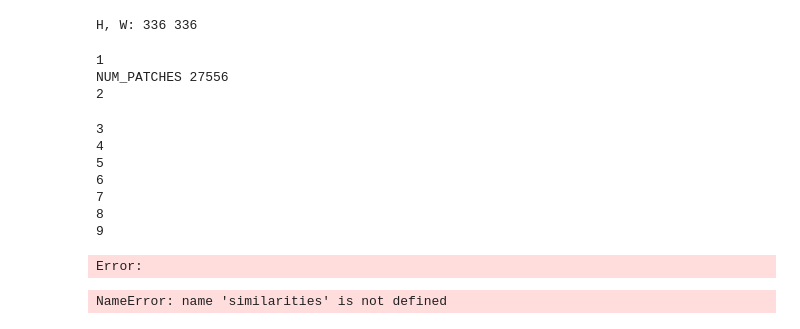
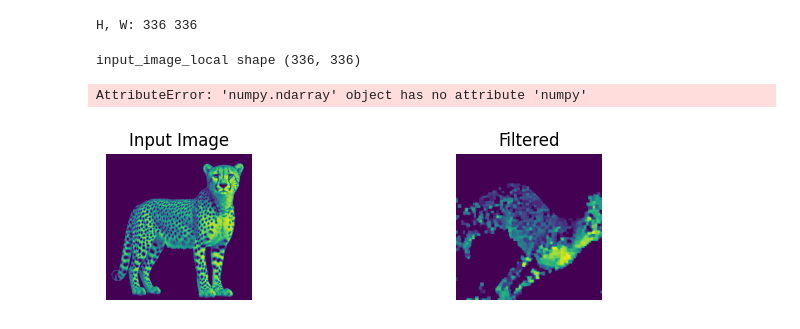
Before and after one commit to Seforius/thesis, a Jupyter notebook: Thesis.ipynb, the cells around one changed output. Cells and saved outputs as stored; diff of their text form; code cells hidden in the pictures.

Commit message:
Clean code, add image

```diff
--- a/Thesis.ipynb
+++ b/Thesis.ipynb
@@ -571,37 +539,33 @@ H, W: 336 336
 # %%
 # B. Find cosine similarity between the eigen value vectors of the two images
 similarities = np.zeros((NUM_PATCHES, NUM_PATCHES), dtype=np.float32)
-print('1')
-print('NUM_PATCHES', NUM_PATCHES)
-input_image_local = tf.squeeze(input_image)
-print('2')
+
 # eig_flat_fig = plt.figure()
 
 for i in tqdm(range(NUM_IMAGES), desc="Similarity Calculation", bar_format='{l_bar}{bar}|'):
-    print('3')
+
     tf.keras.backend.clear_session()
-    print('4')
+
     model = models.Sequential()
-    print('5')
-    # model.add(SVLayer(PATCH_SIZE, STRIDE))
+
     model.add(SVLayer(PATCH_SIZE, STRIDE, PATCH_SIZE_2, STRIDE_2))
-    print('6')
+
     single_img = original_imgs[i]
-    print('7')
+
     single_img = tf.expand_dims(single_img, axis=(0))
-    print('8')
+
     expanded_original_img = tf.expand_dims(single_img, axis=(3))
-    print('9')
+
 
     original_eigvals = model(expanded_original_img)
-    print('10')
+
     # original_eigvals = original_eigvals[0, :, :, :]
 
     # Convert to unit vector
     #######print('original_eigvals_x', original_eigvals.shape)
     original_eigvals = original_eigvals / (
                 np.sqrt(np.sum(original_eigvals ** 2, axis=(5), keepdims=True)) + CORRECTION)
-    print('11')
+
     #######print('original_eigvals', original_eigvals.shape)
 
     # Generate eigenvalues for the rotated image
@@ -625,15 +589,3 @@ for i in tqdm(range(NUM_IMAGES), desc="Similarity Calculation", bar_format='{l_b
     #print('ss', similarities.shape)
 
 tf.keras.backend.clear_session()
-# %% [output]
-1
-NUM_PATCHES 27556
-2
-3
-4
-5
-6
-7
-8
-9
-Error:
@@ -640,12 +595,16 @@ Error:
 # %%
-# C. Generate Mapping
-mapping = get_mapping(similarities / NUM_IMAGES)
+#DISPLAY RESULTS
+
+input_image_local = tf.squeeze(input_image)
+print('input_image_local shape', input_image_local.shape)
+
+input_image_local = cv2.imread("cheetah.png", cv2.IMREAD_GRAYSCALE)
+
+#expected_img = ndimage.rotate(original_img, ROTATION, reshape=False, cval=0)
 expected_img = ndimage.affine_transform(input_image_local,
                                         transform,
                                         output_shape=(SCALE * 28, SCALE * 28),
                                         cval=0.0)
-
-##expected_img = ndimage.rotate(original_img, ROTATION, reshape=False, cval=0)
 
 params = {
     'PATCH_SIZE': PATCH_SIZE,
@@ -661,12 +620,6 @@ params = {
     'NUM_PATCHES': NUM_PATCHES
 }
 
-# # Mask for debugging which ppixels are moving where
-# mask = np.ones_like(input_img)
-# STRIP_W = 5
-# offset = -20
-# mask[:, W // 2 - STRIP_W + offset: W // 2 + STRIP_W + offset] = 1
-
 predicted_img = apply_mapping(input_image_local, mapping, params)
 
 # Display result of transformation
@@ -678,13 +631,19 @@ plt.imshow(input_image_local)
 plt.axis('off')
 plt.title('Input Image')
 
+# Mask for debugging which ppixels are moving where
+# mask = np.ones_like(input_image_local)
+# STRIP_W = 5
+# offset = -20
+# mask[:, W // 2 - STRIP_W + offset: W // 2 + STRIP_W + offset] = 1
+
 # result_fig.add_subplot(1, 4, 2)
 # plt.imshow(mask)
 # plt.axis('off')
 # plt.title('Mask')
 
 # result_fig.add_subplot(1, 4, 3)
-# plt.imshow(mask * input_img)
+# plt.imshow(mask * input_image_local)
 # plt.axis('off')
 # plt.title('Mask & Input')
 
@@ -694,6 +653,7 @@ plt.imshow(predicted_img)
 plt.axis('off')
 plt.title('Predicted')
 
+# Filter images
 
 filter_img = ndimage.grey_opening(predicted_img, size=(5, 5))
 filter_img = ndimage.grey_closing(filter_img, size=(5, 5))
@@ -703,31 +663,33 @@ plt.imshow(filter_img)
 plt.axis('off')
 plt.title('Filtered')
 
 mse_val, ssim_val = compare_images(predicted_img, expected_img)
 
 plot_data = {
     'SCALE': [SCALE],
     'NUM_IMAGES': [NUM_IMAGES],
     'TRAIN_CLASS': [TRAIN_CLASS],
     'TEST_CLASS': [FINAL_TEST_CLASS],
     'NUM_PATCHES': [NUM_PATCHES],
     'PREDICTION MSE': [f"{mse_val:.2f}"],
     'PREDICTION SIMILARITY (%)': [f"{ssim_val:.2f}"]
 }
 
 table_data = [plot_data[key] for key in plot_data]
 table_columns = list(plot_data.keys())
 
 ax_table = result_fig.add_subplot(2, 3, 5)
 table = ax_table.table(cellText=table_data, rowLabels=table_columns, loc='center')
 ax_table.axis('off')
 
 result_fig.add_subplot(2, 3, 6)
 expected_img = tf.squeeze(expected_img)
 
 plt.imshow(expected_img)
 plt.axis('off')
 plt.title('Expected')
 plt.show()
 # %% [output]
-NameError: name 'similarities' is not defined
+input_image_local shape (336, 336)
+AttributeError: 'numpy.ndarray' object has no attribute 'numpy'
+[figure, added]
```
Also changed, not shown: parts of 6 cells of this notebook, 1 other file.
